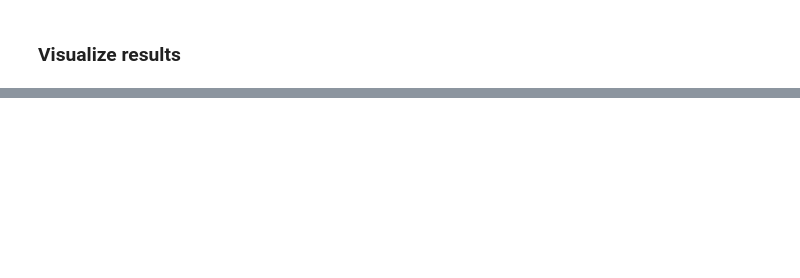
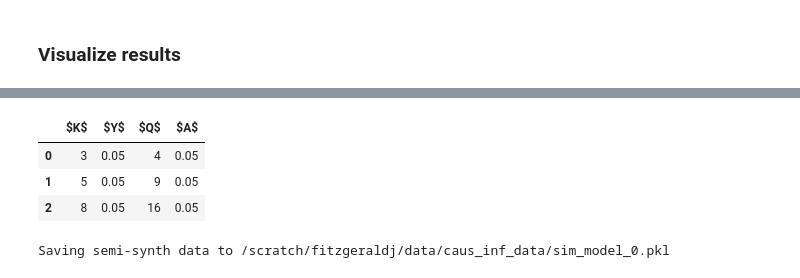
Before and after one commit to fitzgeraldja/PIF-DSBMM-DPF, a Jupyter notebook: src/pif_dsbmm_dpf/citation/citation_paper_results.ipynb, the cells around one changed output, grey strips where cells are left out. Cells and saved outputs as stored; diff of their text form; code cells hidden in the pictures; blank space fills up the shorter version.

```diff
--- a/src/pif_dsbmm_dpf/citation/citation_paper_results.ipynb
+++ b/src/pif_dsbmm_dpf/citation/citation_paper_results.ipynb
@@ -320,7 +334,15 @@ array([[1., 0., 0.],
+# %%
+tmp = np.stack([dsbmm_ppc_results.mean(axis=0), dpf_ppc_results.mean(axis=0)])
 # %%
-tmp = np.random.randint(6,8,size=(3,2))/10
-ppc_df = pd.DataFrame(tmp,columns=['$A$','$Y$'])
-ppc_df['$Q$'] = [4,9,16]
-ppc_df['$K$'] = [3,5,8]
-ppc_df[['$K$','$Y$']].to_latex('./results/ex-topic-synth-ppcs.tex',escape=False)
-ppc_df[['$Q$','$A$']].to_latex('./results/ex-auth-synth-ppcs.tex',escape=False)
+ppc_df = pd.DataFrame(tmp.T, columns=["$A$", "$Y$"])
+ppc_df["$Q$"] = [4, 9, 16]
+ppc_df["$K$"] = [3, 5, 8]
+ppc_df[["$K$", "$Y$"]].to_latex("./results/topic-synth-ppcs.tex", escape=False)
+ppc_df[["$Q$", "$A$"]].to_latex("./results/auth-synth-ppcs.tex", escape=False)
+# %%
+ppc_df[["$K$", "$Y$", "$Q$", "$A$"]]
+# %% [output]
+|  | $K$ | $Y$ | $Q$ | $A$ |
+| 0 | 3 | 0.05 | 4 | 0.05 |
+| 1 | 5 | 0.05 | 9 | 0.05 |
+| 2 | 8 | 0.05 | 16 | 0.05 |
@@ -326,0 +359,11 @@ ppc_df[['$Q$','$A$']].to_latex('./results/ex-auth-synth-ppcs.tex',escape=False)
+# %%
+np.random.seed(exp_idx)
+Y = sim_model.make_multi_covariate_simulation(
+    noise=10.0, confounding_strength=50.0, confounding_to_use="both"
+)
+A = sim_model.A
+N = Y[0].shape[0]
+M = Y[0].shape[1]
+T = len(Y)
+# %% [output]
+Saving semi-synth data to /scratch/fitzgeraldj/data/caus_inf_data/sim_model_0.pkl
```
Also changed, not shown: parts of 34 cells of this notebook, 4 other files.
